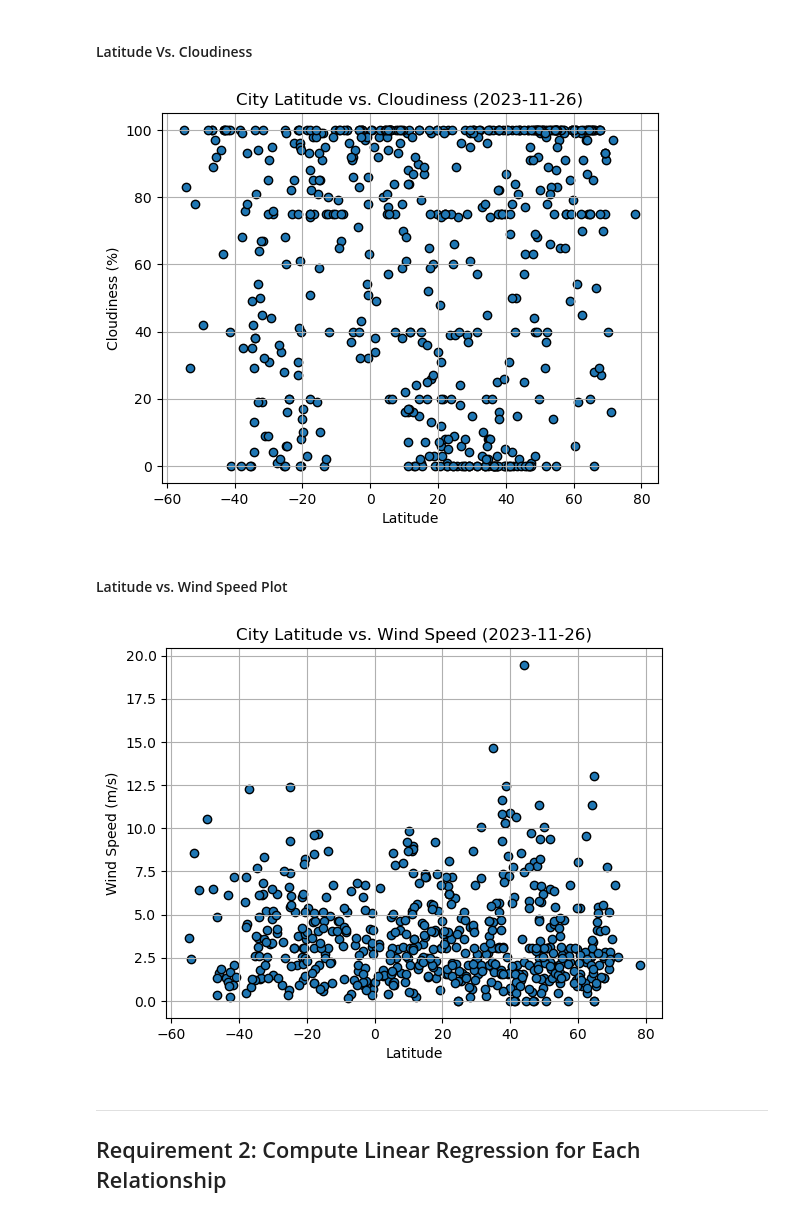
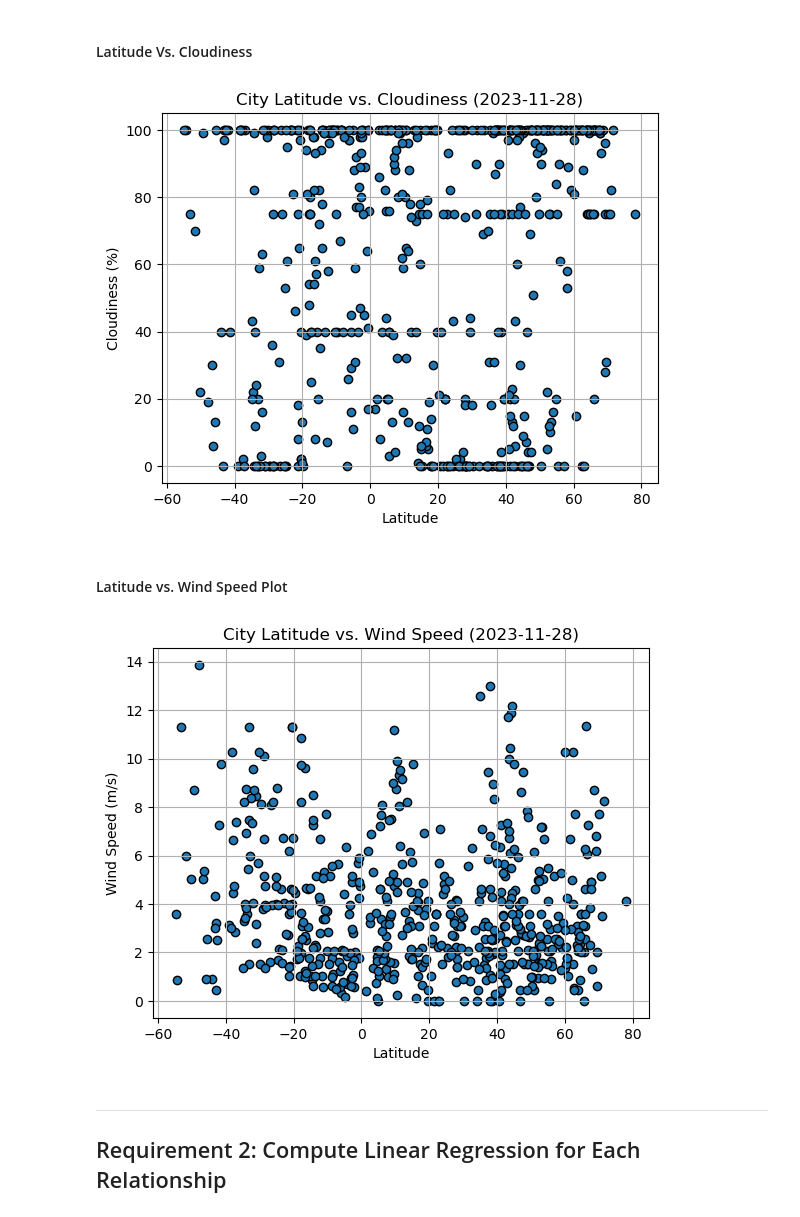
Before and after one commit to Senelli/python-api-challenge, a Jupyter notebook: WeatherPy/WeatherPy.ipynb, the cells around one changed output. Cells and saved outputs as stored; diff of their text form; code cells hidden in the pictures.

```diff
--- a/WeatherPy/WeatherPy.ipynb
+++ b/WeatherPy/WeatherPy.ipynb
@@ -231,7 +231,7 @@ plt.show()
 plt.scatter(city_data_df["Lat"], city_data_df["Cloudiness"], edgecolors="black")
 
 # Incorporate the other graph properties
-plt.title("City Latitude vs. Cloudiness (2023-11-26)")
+plt.title("City Latitude vs. Cloudiness (2023-11-28)")
 plt.xlabel("Latitude")
 plt.ylabel("Cloudiness (%)")
 plt.grid(True)
@@ -242,26 +242,26 @@ plt.savefig("output_data/Fig3.png")
 # Show plot
 plt.show()
 # %% [output]
-[figure, old version]
+[figure, new version]
 # %% [markdown]
 #### Latitude vs. Wind Speed Plot
 # %%
 # Build the scatter plots for latitude vs. wind speed
 plt.scatter(city_data_df["Lat"], city_data_df["Wind Speed"], edgecolors="black")
 
 # Incorporate the other graph properties
-plt.title("City Latitude vs. Wind Speed (2023-11-26)")
+plt.title("City Latitude vs. Wind Speed (2023-11-28)")
 plt.xlabel("Latitude")
 plt.ylabel("Wind Speed (m/s)")
 plt.grid(True)
 
 # Save the figure
 plt.savefig("output_data/Fig4.png")
 
 # Show plot
 plt.show()
 # %% [output]
-[figure, old version]
+[figure, new version]
 # %% [markdown]
 ---
 
```
Also changed, not shown: parts of 21 cells of this notebook, 6 other files.
